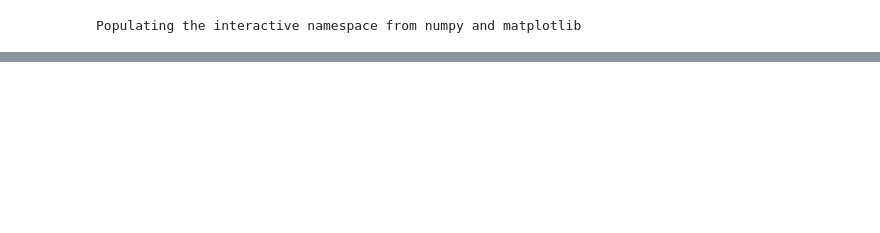
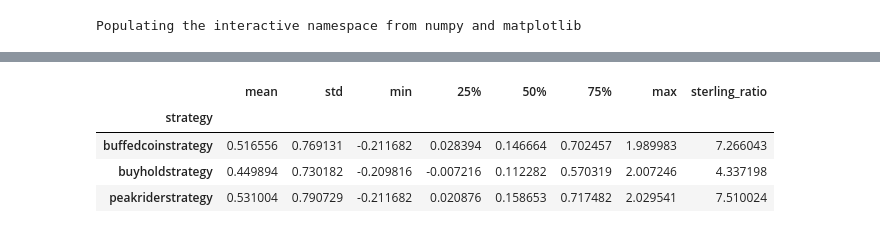
Before and after one commit to the-frey/moneybot, a Jupyter notebook: data-exploration/Evaluating equal-weight fund performance.ipynb, the cells around one changed output, grey strips where cells are left out. Drawn from its saved outputs; the diff is of its cells as text; code cells hidden in the pictures; blank space fills up the shorter version.

```diff
--- a/data-exploration/Evaluating equal-weight fund performance.ipynb
+++ b/data-exploration/Evaluating equal-weight fund performance.ipynb
@@ -48,0 +42,11 @@ pd.concat([pr_sterl, buffed_sterl], keys=['buffed', 'peakrider'], axis=1).plot.b
+# %%
+
+perfs[perfs['trading_frequency'] == 'twenty-four-hour'] \
+.groupby('strategy') \
+.mean()
+# %% [output]
+|  | mean | std | min | 25% | 50% | 75% | max | sterling_ratio |
+| strategy |  |  |  |  |  |  |  |  |
+| buffedcoinstrategy | 0.516556 | 0.769131 | -0.211682 | 0.028394 | 0.146664 | 0.702457 | 1.989983 | 7.266043 |
+| buyholdstrategy | 0.449894 | 0.730182 | -0.209816 | -0.007216 | 0.112282 | 0.570319 | 2.007246 | 4.337198 |
+| peakriderstrategy | 0.531004 | 0.790729 | -0.211682 | 0.020876 | 0.158653 | 0.717482 | 2.029541 | 7.510024 |
```
Also changed, not shown: parts of 5 cells of this notebook, 15 other files.
